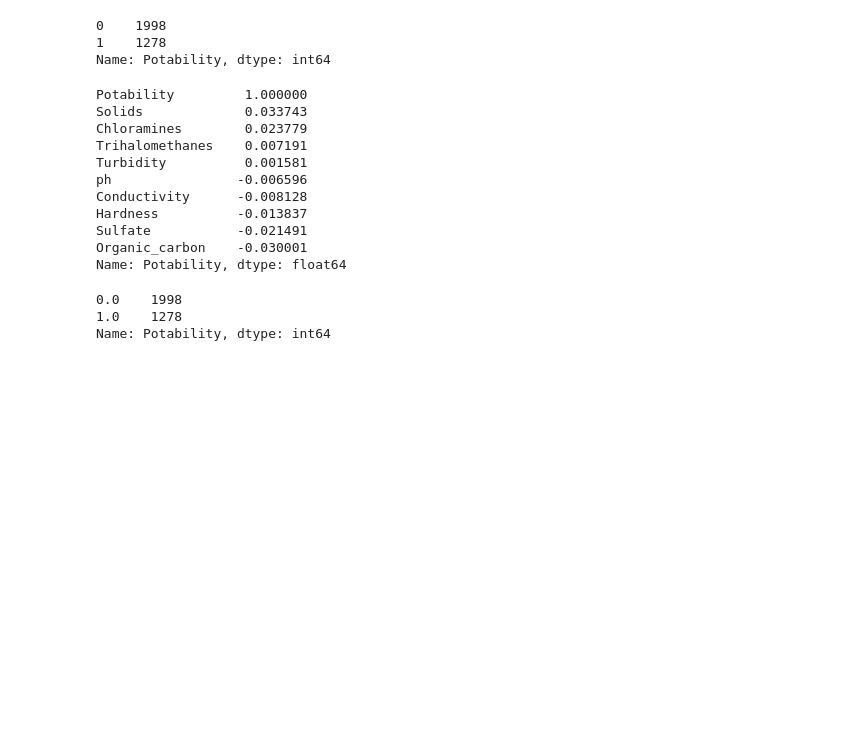
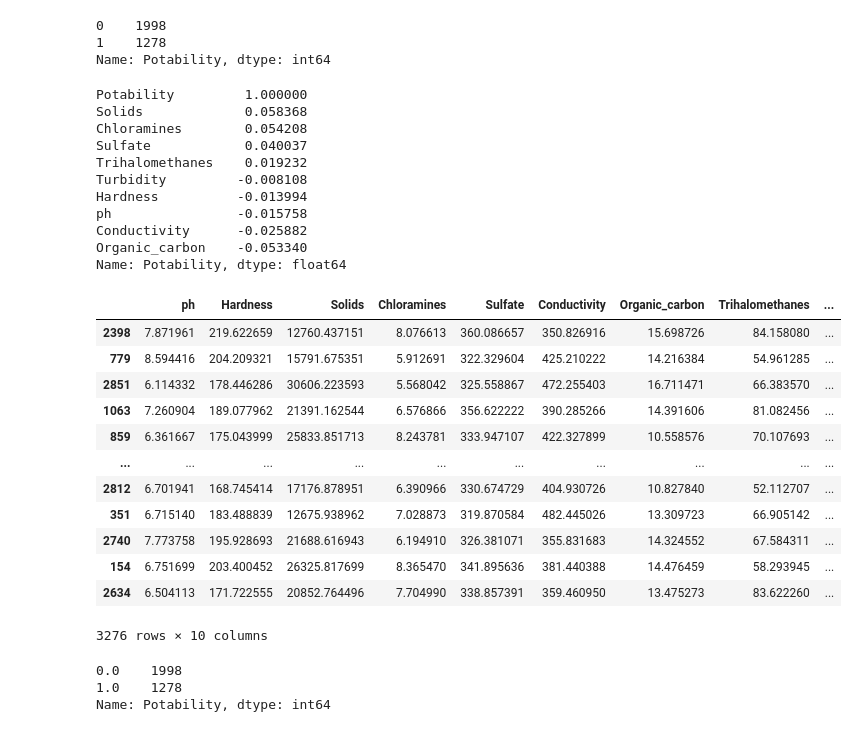
Before and after one commit to miniproject-playdata/project, a Jupyter notebook: mini_project_water.ipynb, the cells around one changed output. Saved outputs shown, nothing was run; the diff lists cells and outputs as text; code cells hidden in the pictures; blank space fills up the shorter version.

```diff
--- a/mini_project_water.ipynb
+++ b/mini_project_water.ipynb
@@ -15,2 +12,8 @@ ModuleNotFoundError: No module named 'xgboost'
 # %%
 data  = pd.read_csv('data/water_potability.csv')
+
+
+col = data.columns
+
+
+data.isnull().sum()
@@ -24,14 +78,14 @@ Name: Potability, dtype: int64
 from sklearn.utils import shuffle
 from sklearn.experimental import enable_iterative_imputer
 from sklearn.impute import IterativeImputer
-notpotable  = data[data['Potability']==0]
-potable = data[data['Potability']==1]
+
 
 col = data.columns
+imp = IterativeImputer(max_iter=10, random_state=0)
 
 
 
-imp = IterativeImputer(max_iter=10, random_state=0)
+
 imp.fit(potable)
 potable_imp =  pd.DataFrame(imp.transform(potable), columns = col)
 
@@ -40,22 +94,40 @@ imp.fit(notpotable)
 notpotable_imp =  pd.DataFrame(imp.transform(notpotable), columns = col)
 
 data = pd.concat([notpotable_imp ,potable_imp])
+data = data.reset_index()
+data = data.drop(columns=['index'], axis = 1)
 
 data = shuffle(data)
 corr = data.corr()
 corr["Potability"].sort_values(ascending=False)
 # %% [output]
 Potability         1.000000
-Solids             0.033743
-Chloramines        0.023779
-Trihalomethanes    0.007191
-Turbidity          0.001581
-ph                -0.006596
-Conductivity      -0.008128
-Hardness          -0.013837
-Sulfate           -0.021491
-Organic_carbon    -0.030001
+Solids             0.058368
+Chloramines        0.054208
+Sulfate            0.040037
+Trihalomethanes    0.019232
+Turbidity         -0.008108
+Hardness          -0.013994
+ph                -0.015758
+Conductivity      -0.025882
+Organic_carbon    -0.053340
 Name: Potability, dtype: float64
+# %%
+data
+# %% [output]
+|  | ph | Hardness | Solids | Chloramines | Sulfate | Conductivity | Organic_carbon | Trihalomethanes | ... |
+| 2398 | 7.871961 | 219.622659 | 12760.437151 | 8.076613 | 360.086657 | 350.826916 | 15.698726 | 84.158080 | ... |
+| 779 | 8.594416 | 204.209321 | 15791.675351 | 5.912691 | 322.329604 | 425.210222 | 14.216384 | 54.961285 | ... |
+| 2851 | 6.114332 | 178.446286 | 30606.223593 | 5.568042 | 325.558867 | 472.255403 | 16.711471 | 66.383570 | ... |
+| 1063 | 7.260904 | 189.077962 | 21391.162544 | 6.576866 | 356.622222 | 390.285266 | 14.391606 | 81.082456 | ... |
+| 859 | 6.361667 | 175.043999 | 25833.851713 | 8.243781 | 333.947107 | 422.327899 | 10.558576 | 70.107693 | ... |
+| ... | ... | ... | ... | ... | ... | ... | ... | ... | ... |
+| 2812 | 6.701941 | 168.745414 | 17176.878951 | 6.390966 | 330.674729 | 404.930726 | 10.827840 | 52.112707 | ... |
+| 351 | 6.715140 | 183.488839 | 12675.938962 | 7.028873 | 319.870584 | 482.445026 | 13.309723 | 66.905142 | ... |
+| 2740 | 7.773758 | 195.928693 | 21688.616943 | 6.194910 | 326.381071 | 355.831683 | 14.324552 | 67.584311 | ... |
+| 154 | 6.751699 | 203.400452 | 26325.817699 | 8.365470 | 341.895636 | 381.440388 | 14.476459 | 58.293945 | ... |
+| 2634 | 6.504113 | 171.722555 | 20852.764496 | 7.704990 | 338.857391 | 359.460950 | 13.475273 | 83.622260 | ... |
+3276 rows × 10 columns
 # %%
 data.Potability.value_counts()
 # %% [output]
```
Also changed, not shown: parts of 24 cells of this notebook.
